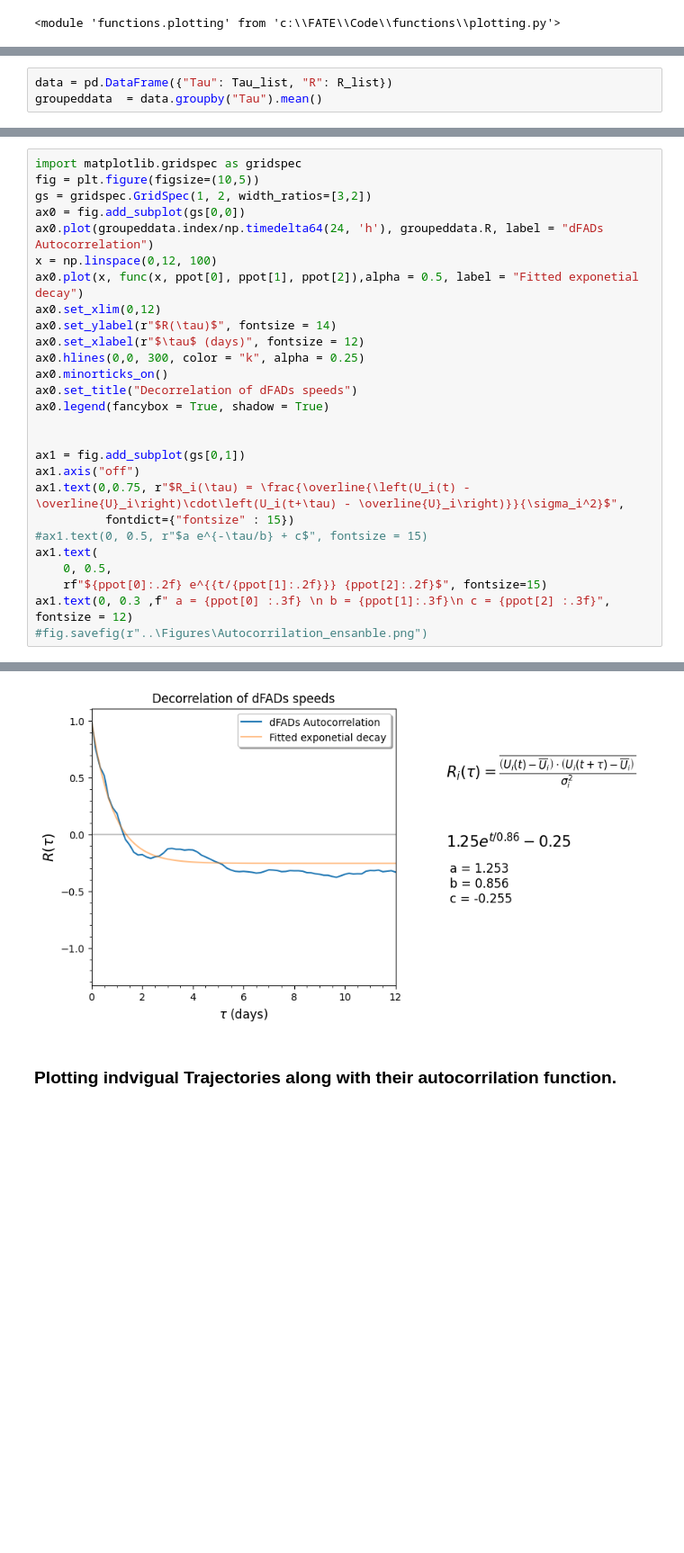
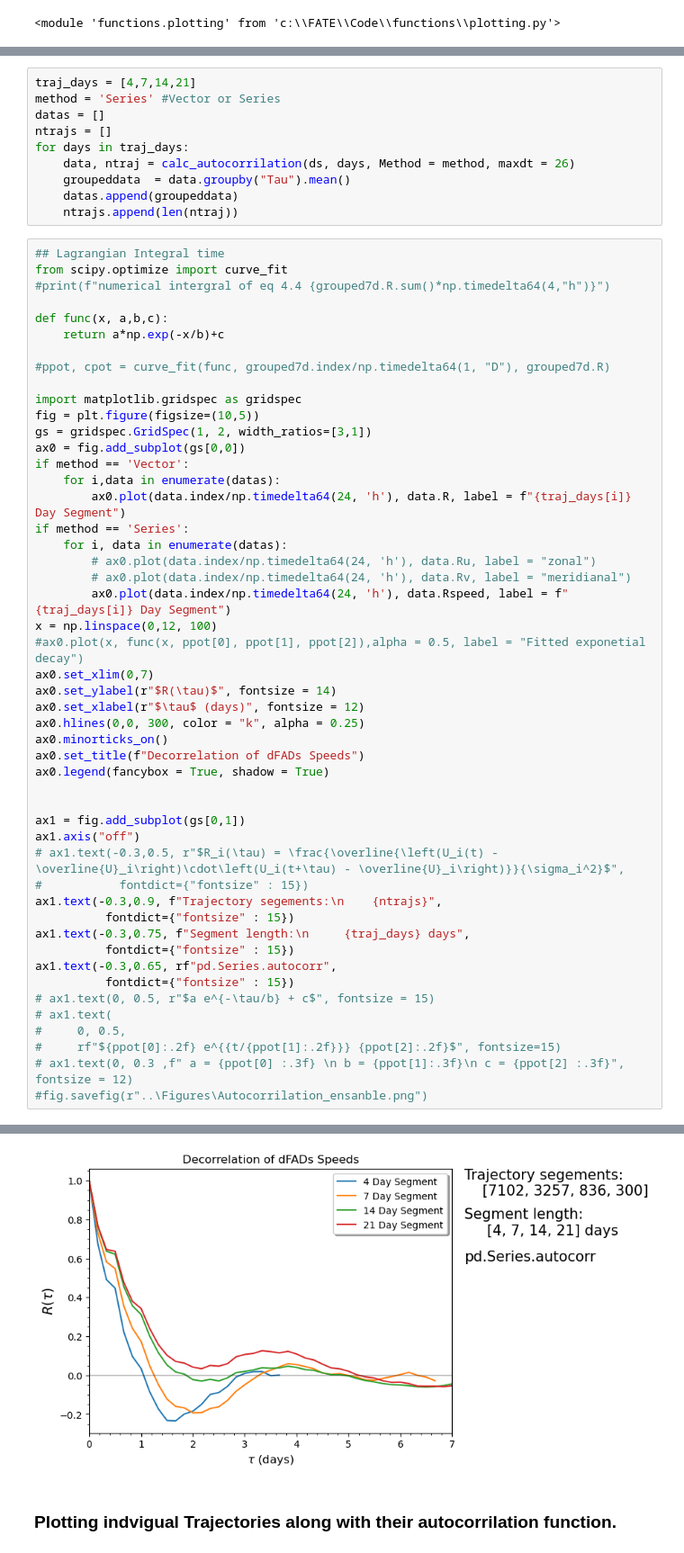
Before and after one commit to Colin-zerfass/fate-core, a Jupyter notebook: Code/Autocorrelation.ipynb, the cells around one changed output, grey strips where cells are left out. Shown at 90% size. Drawn from its saved outputs; the diff is of its cells as text; blank space fills up the shorter version.

Commit message:
Updated Autocorrilation

```diff
--- a/Code/Autocorrelation.ipynb
+++ b/Code/Autocorrelation.ipynb
@@ -118,3 +156,0 @@ for dFAD in range(len(ds)):
-# %%
-data = pd.DataFrame({"Tau": Tau_list, "R": R_list})
-groupeddata  = data.groupby("Tau").mean()
@@ -135,28 +198,60 @@ array([ 1.25303262,  0.85636577, -0.25485327])
+# %%
+traj_days = [4,7,14,21]
+method = 'Series' #Vector or Series
+datas = []
+ntrajs = []
+for days in traj_days:
+    data, ntraj = calc_autocorrilation(ds, days, Method = method, maxdt = 26)
+    groupeddata  = data.groupby("Tau").mean()
+    datas.append(groupeddata)
+    ntrajs.append(len(ntraj))
 # %%
+## Lagrangian Integral time
+from scipy.optimize import curve_fit
+#print(f"numerical intergral of eq 4.4 {grouped7d.R.sum()*np.timedelta64(4,"h")}")
+
+def func(x, a,b,c):
+    return a*np.exp(-x/b)+c
+
+#ppot, cpot = curve_fit(func, grouped7d.index/np.timedelta64(1, "D"), grouped7d.R)
+
 import matplotlib.gridspec as gridspec
 fig = plt.figure(figsize=(10,5))
-gs = gridspec.GridSpec(1, 2, width_ratios=[3,2])
+gs = gridspec.GridSpec(1, 2, width_ratios=[3,1])
 ax0 = fig.add_subplot(gs[0,0])
-ax0.plot(groupeddata.index/np.timedelta64(24, 'h'), groupeddata.R, label = "dFADs Autocorrelation")
+if method == 'Vector':
+    for i,data in enumerate(datas):
+        ax0.plot(data.index/np.timedelta64(24, 'h'), data.R, label = f"{traj_days[i]} Day Segment")
+if method == 'Series':
+    for i, data in enumerate(datas):
+        # ax0.plot(data.index/np.timedelta64(24, 'h'), data.Ru, label = "zonal")
+        # ax0.plot(data.index/np.timedelta64(24, 'h'), data.Rv, label = "meridianal")
+        ax0.plot(data.index/np.timedelta64(24, 'h'), data.Rspeed, label = f"{traj_days[i]} Day Segment")
 x = np.linspace(0,12, 100)
-ax0.plot(x, func(x, ppot[0], ppot[1], ppot[2]),alpha = 0.5, label = "Fitted exponetial decay")
-ax0.set_xlim(0,12)
+#ax0.plot(x, func(x, ppot[0], ppot[1], ppot[2]),alpha = 0.5, label = "Fitted exponetial decay")
+ax0.set_xlim(0,7)
 ax0.set_ylabel(r"$R(\tau)$", fontsize = 14)
 ax0.set_xlabel(r"$\tau$ (days)", fontsize = 12)
 ax0.hlines(0,0, 300, color = "k", alpha = 0.25)
 ax0.minorticks_on()
-ax0.set_title("Decorrelation of dFADs speeds")
+ax0.set_title(f"Decorrelation of dFADs Speeds")
 ax0.legend(fancybox = True, shadow = True)
 
 
 ax1 = fig.add_subplot(gs[0,1])
 ax1.axis("off")
-ax1.text(0,0.75, r"$R_i(\tau) = \frac{\overline{\left(U_i(t) - \overline{U}_i\right)\cdot\left(U_i(t+\tau) - \overline{U}_i\right)}}{\sigma_i^2}$",
+# ax1.text(-0.3,0.5, r"$R_i(\tau) = \frac{\overline{\left(U_i(t) - \overline{U}_i\right)\cdot\left(U_i(t+\tau) - \overline{U}_i\right)}}{\sigma_i^2}$",
+#           fontdict={"fontsize" : 15})
+ax1.text(-0.3,0.9, f"Trajectory segements:\n    {ntrajs}",
           fontdict={"fontsize" : 15})
-#ax1.text(0, 0.5, r"$a e^{-\tau/b} + c$", fontsize = 15)
-ax1.text(
-    0, 0.5,
-    rf"${ppot[0]:.2f} e^{{t/{ppot[1]:.2f}}} {ppot[2]:.2f}$", fontsize=15)
-ax1.text(0, 0.3 ,f" a = {ppot[0] :.3f} \n b = {ppot[1]:.3f}\n c = {ppot[2] :.3f}", fontsize = 12)
+ax1.text(-0.3,0.75, f"Segment length:\n     {traj_days} days",
+          fontdict={"fontsize" : 15})
+ax1.text(-0.3,0.65, rf"pd.Series.autocorr",
+          fontdict={"fontsize" : 15})
+# ax1.text(0, 0.5, r"$a e^{-\tau/b} + c$", fontsize = 15)
+# ax1.text(
+#     0, 0.5,
+#     rf"${ppot[0]:.2f} e^{{t/{ppot[1]:.2f}}} {ppot[2]:.2f}$", fontsize=15)
+# ax1.text(0, 0.3 ,f" a = {ppot[0] :.3f} \n b = {ppot[1]:.3f}\n c = {ppot[2] :.3f}", fontsize = 12)
 #fig.savefig(r"..\Figures\Autocorrilation_ensanble.png")
 # %% [output]
@@ -164,4 +259,4 @@ Text(0, 0.3, ' a = 1.253 \n b = 0.856\n c = -0.255')
-[figure, old version]
+[figure, new version]
 # %% [markdown]
 ### Plotting indvigual Trajectories along with their autocorrilation function.
 # %%
```
Also changed, not shown: parts of 11 cells of this notebook.
